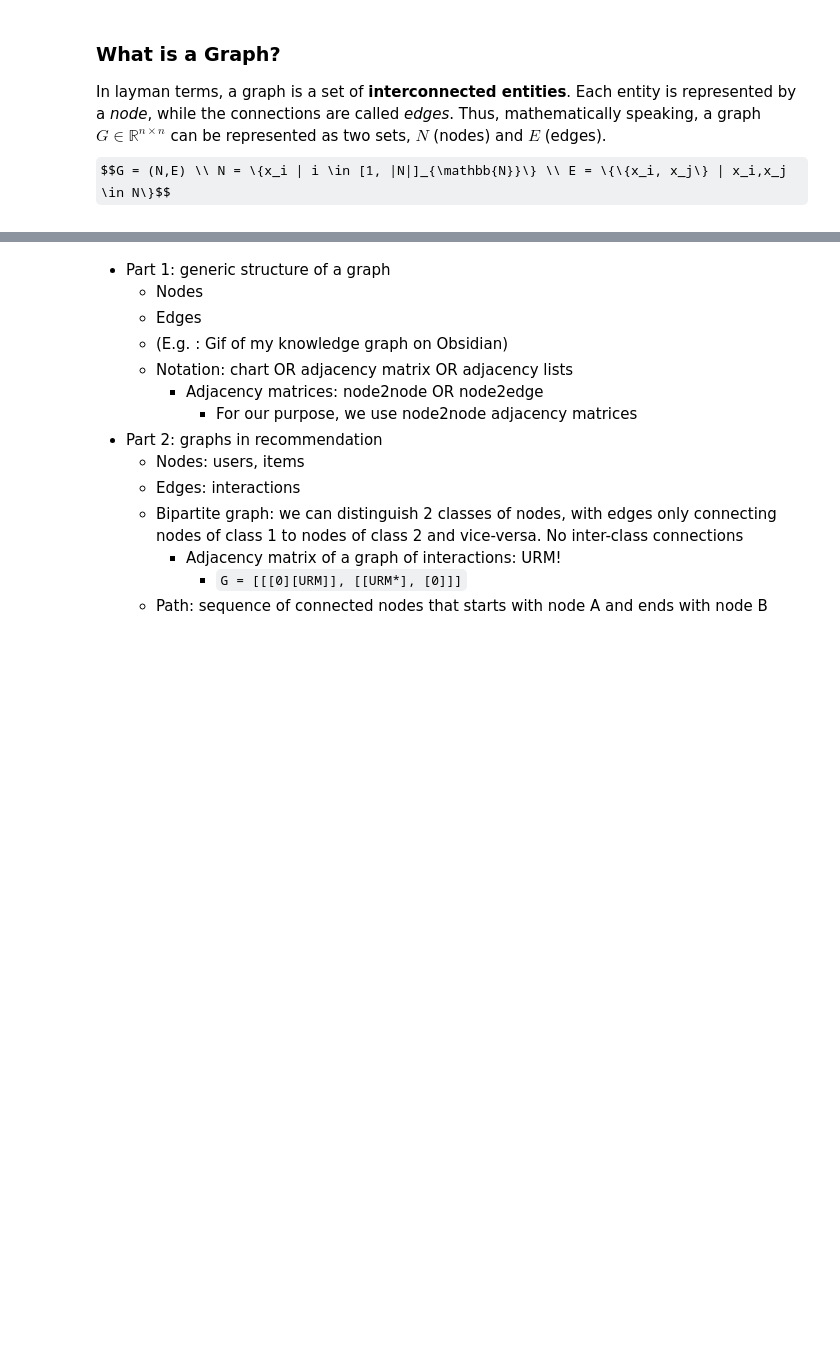
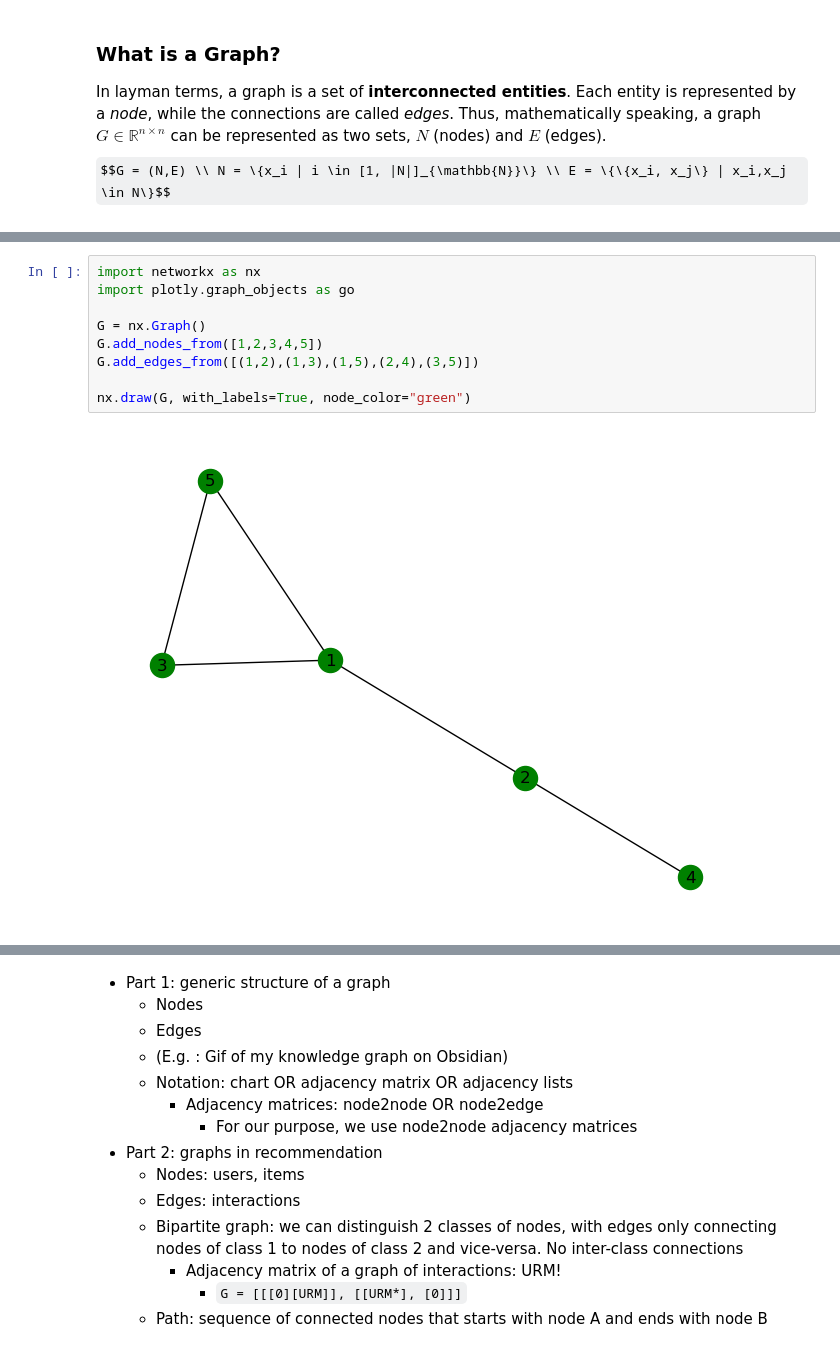
Before and after one commit to tomaz-suller/recsys, a Jupyter notebook: Practice extra 10 - Graph-based Recommenders basics.ipynb, the cells around one changed output, grey strips where cells are left out. Drawn from its saved outputs; the diff is of its cells as text; some formulas as TeX source; blank space fills up the shorter version.

Commit message:
Feature: add graph-based notebook, bookmark: FIT()

```diff
--- a/Practice extra 10 - Graph-based Recommenders basics.ipynb
+++ b/Practice extra 10 - Graph-based Recommenders basics.ipynb
@@ -10,0 +23,11 @@ In layman terms, a graph is a set of **interconnected entities**. Each entity is
+# %%
+import networkx as nx
+import plotly.graph_objects as go
+
+G = nx.Graph()
+G.add_nodes_from([1,2,3,4,5])
+G.add_edges_from([(1,2),(1,3),(1,5),(2,4),(3,5)])
+
+nx.draw(G, with_labels=True, node_color="green")
+# %% [output]
+[figure, added]
```
Also changed, not shown: parts of 44 cells of this notebook, 1 other file.
